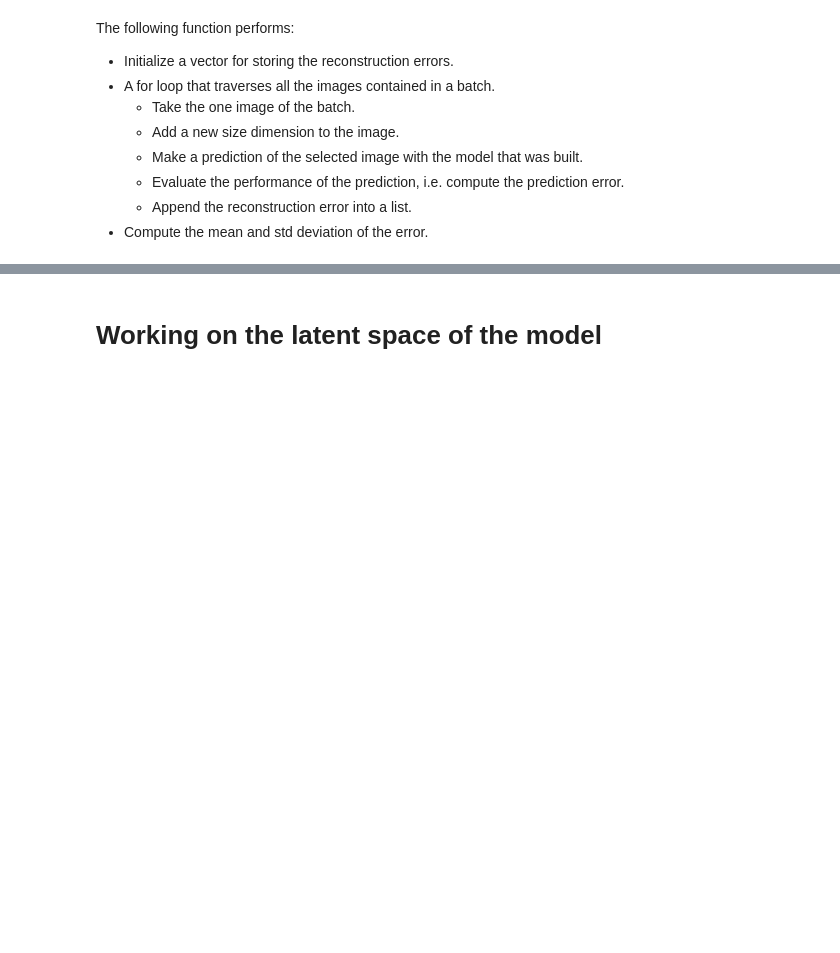
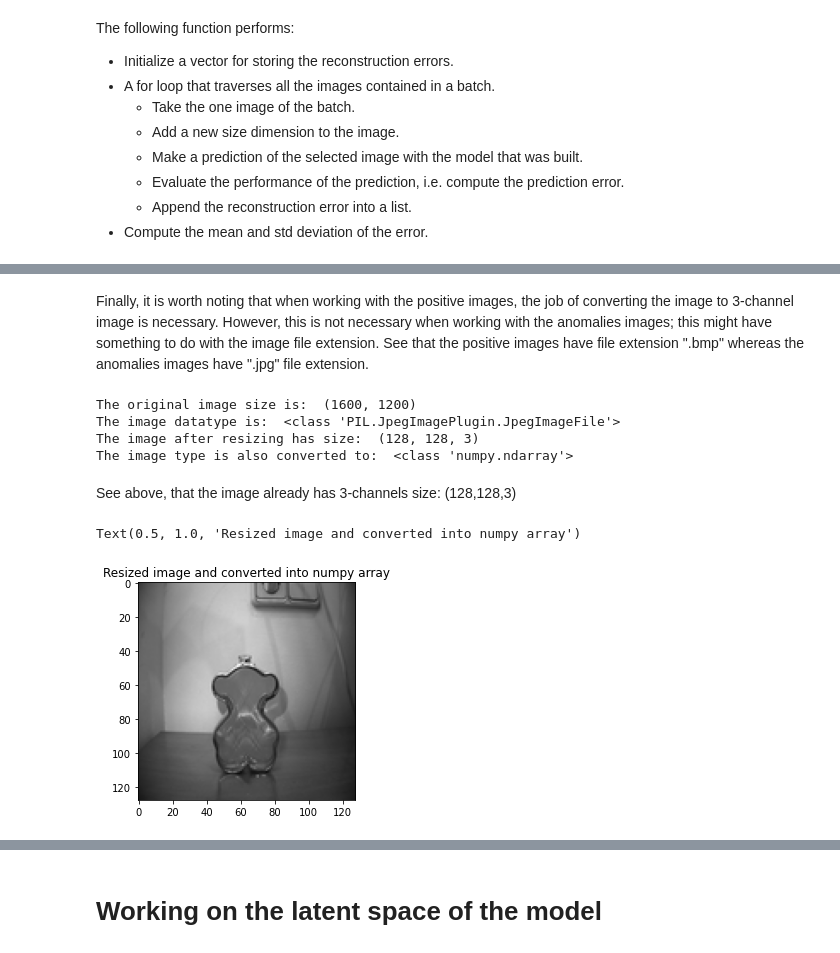
Before and after one commit to AlexCC93/BottlesAnomalies_TFM, a Jupyter notebook: TFM_Autoencoder/InHomeLaptop.ipynb, the cells around one changed output, grey strips where cells are left out. Saved outputs shown, nothing was run; the diff lists cells and outputs as text; code cells hidden in the pictures; blank space fills up the shorter version.

```diff
--- a/TFM_Autoencoder/InHomeLaptop.ipynb
+++ b/TFM_Autoencoder/InHomeLaptop.ipynb
@@ -605,0 +715,22 @@ for j in range(1):                        # Itertaing over ONLY the first batch
+# %% [markdown]
+Finally, it is worth noting that when working with the positive images, the job of converting the image to 3-channel image is necessary. However, this is not necessary when working with the anomalies images; this might have something to do with the image file extension. See that the positive images have file extension ".bmp" whereas the anomalies images have ".jpg" file extension.
+# %%
+img2 = Image.open(anomaly_file_paths[0])
+print("The original image size is: ", img2.size)
+print("The image datatype is: ", type(img2))
+img2 = np.array(img2.resize((128,128), Image.ANTIALIAS))
+print("The image after resizing has size: ", img2.shape)
+print("The image type is also converted to: ", type(img2))
+# %% [output]
+The original image size is:  (1600, 1200)
+The image datatype is:  <class 'PIL.JpegImagePlugin.JpegImageFile'>
+The image after resizing has size:  (128, 128, 3)
+The image type is also converted to:  <class 'numpy.ndarray'>
+# %% [markdown]
+See above, that the image already has 3-channels size: (128,128,3)
+# %%
+plt.imshow(img2)
+plt.title("Resized image and converted into numpy array")
+# %% [output]
+Text(0.5, 1.0, 'Resized image and converted into numpy array')
+[figure, added]
```
Also changed, not shown: parts of 227 cells of this notebook, 1 other file.
